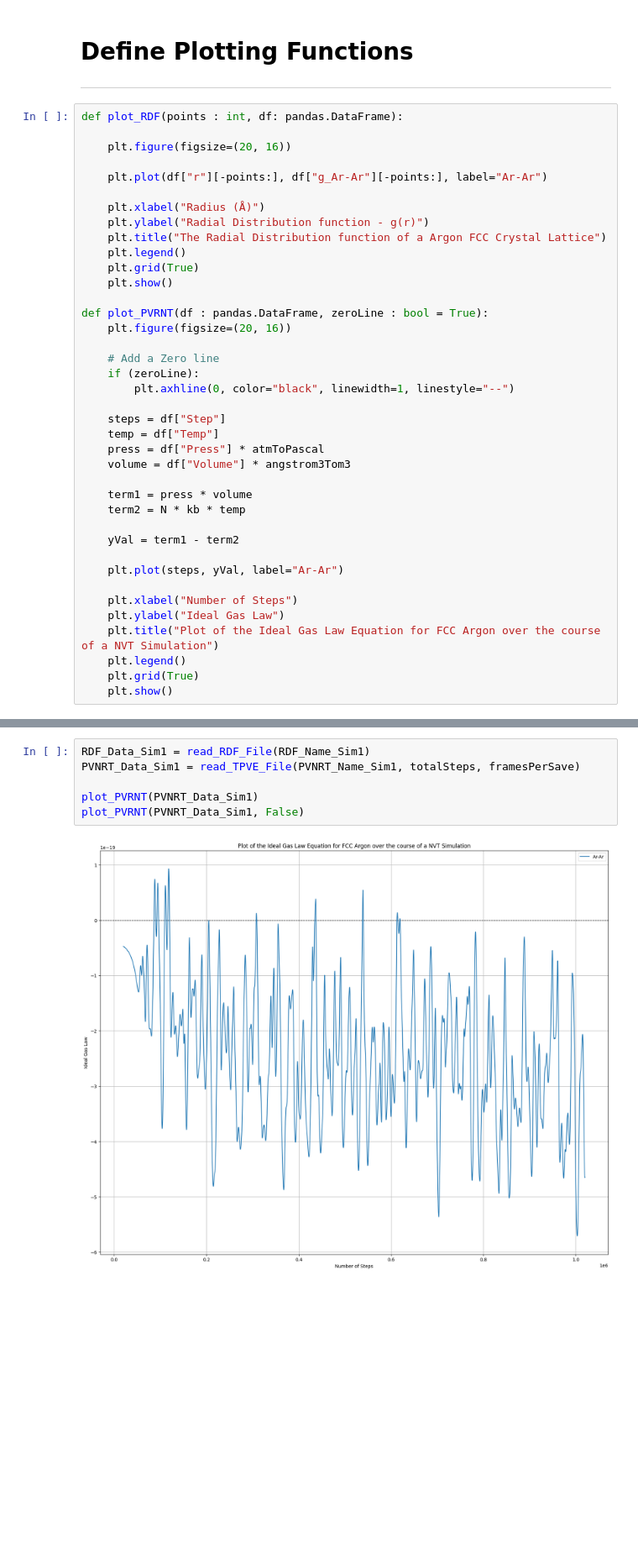
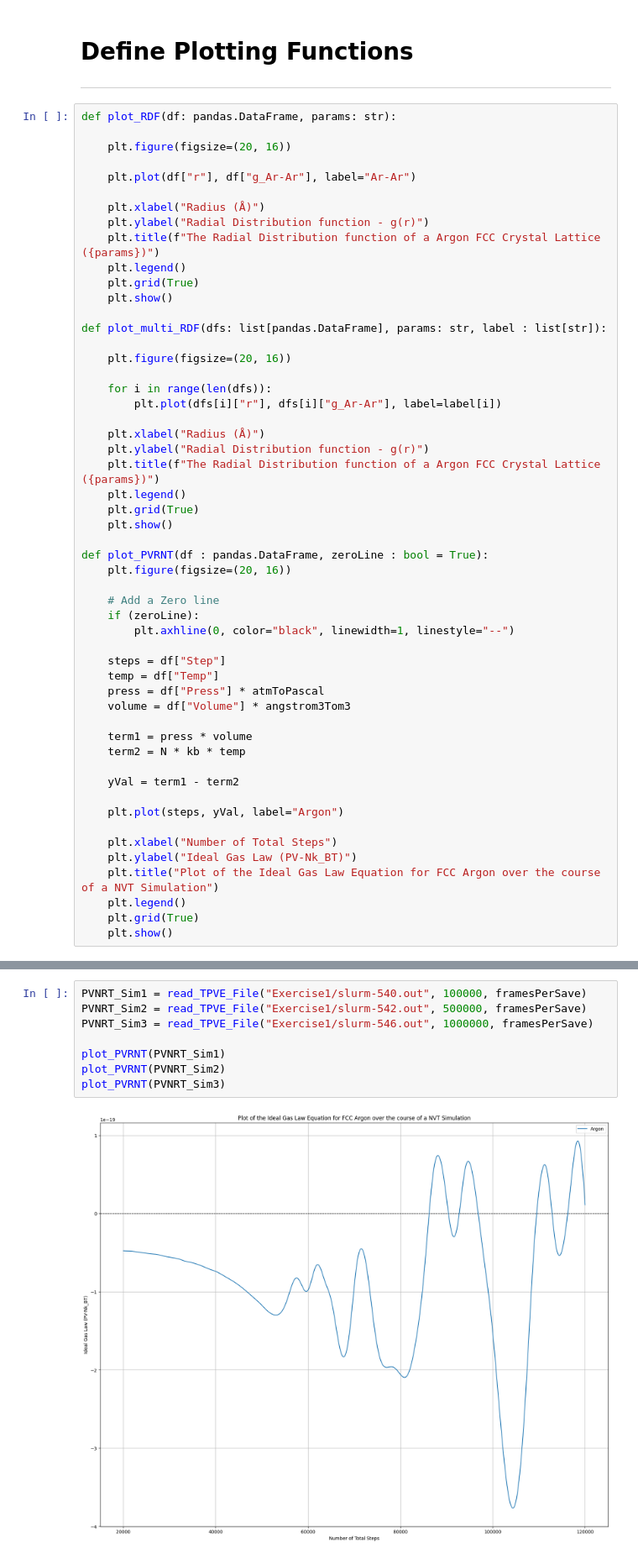
Before and after one commit to MrDNAlex/NE-451-Simulation-Methods, a Jupyter notebook: Labs/Lab1/Lab1/PVNRT/PVNRT.ipynb, the cells around one changed output, grey strips where cells are left out. Shown at 84% size. Drawn from its saved outputs; the diff is of its cells as text; blank space fills up the shorter version.

```diff
--- a/Labs/Lab1/Lab1/PVNRT/PVNRT.ipynb
+++ b/Labs/Lab1/Lab1/PVNRT/PVNRT.ipynb
@@ -80,15 +92,29 @@ def read_RDF_File (path : str):
 # Define Plotting Functions
 ----
 # %%
-def plot_RDF(points : int, df: pandas.DataFrame):
+def plot_RDF(df: pandas.DataFrame, params: str):
 
     plt.figure(figsize=(20, 16))
 
-    plt.plot(df["r"][-points:], df["g_Ar-Ar"][-points:], label="Ar-Ar")
+    plt.plot(df["r"], df["g_Ar-Ar"], label="Ar-Ar")
 
     plt.xlabel("Radius (Å)")
     plt.ylabel("Radial Distribution function - g(r)")
-    plt.title("The Radial Distribution function of a Argon FCC Crystal Lattice")
+    plt.title(f"The Radial Distribution function of a Argon FCC Crystal Lattice ({params})")
+    plt.legend()
+    plt.grid(True)
+    plt.show()
+
+def plot_multi_RDF(dfs: list[pandas.DataFrame], params: str, label : list[str]):
+
+    plt.figure(figsize=(20, 16))
+
+    for i in range(len(dfs)):
+        plt.plot(dfs[i]["r"], dfs[i]["g_Ar-Ar"], label=label[i])
+
+    plt.xlabel("Radius (Å)")
+    plt.ylabel("Radial Distribution function - g(r)")
+    plt.title(f"The Radial Distribution function of a Argon FCC Crystal Lattice ({params})")
     plt.legend()
     plt.grid(True)
     plt.show()
@@ -110,10 +136,10 @@ def plot_PVRNT(df : pandas.DataFrame, zeroLine : bool = True):
 
     yVal = term1 - term2
 
-    plt.plot(steps, yVal, label="Ar-Ar")
+    plt.plot(steps, yVal, label="Argon")
 
-    plt.xlabel("Number of Steps")
-    plt.ylabel("Ideal Gas Law")
+    plt.xlabel("Number of Total Steps")
+    plt.ylabel("Ideal Gas Law (PV-Nk_BT)")
     plt.title("Plot of the Ideal Gas Law Equation for FCC Argon over the course of a NVT Simulation")
     plt.legend()
     plt.grid(True)
@@ -123,9 +149,11 @@ def plot_PVRNT(df : pandas.DataFrame, zeroLine : bool = True):
 ----
 # %%
-RDF_Data_Sim1 = read_RDF_File(RDF_Name_Sim1)
-PVNRT_Data_Sim1 = read_TPVE_File(PVNRT_Name_Sim1, totalSteps, framesPerSave)
+PVNRT_Sim1 = read_TPVE_File("Exercise1/slurm-540.out", 100000, framesPerSave)
+PVNRT_Sim2 = read_TPVE_File("Exercise1/slurm-542.out", 500000, framesPerSave)
+PVNRT_Sim3 = read_TPVE_File("Exercise1/slurm-546.out", 1000000, framesPerSave)
 
-plot_PVRNT(PVNRT_Data_Sim1)
-plot_PVRNT(PVNRT_Data_Sim1, False)
+plot_PVRNT(PVNRT_Sim1)
+plot_PVRNT(PVNRT_Sim2)
+plot_PVRNT(PVNRT_Sim3)
 # %% [output]
-[figure, old version]
+[figure, new version]
```
Also changed, not shown: parts of 6 cells of this notebook, 30 other files.
